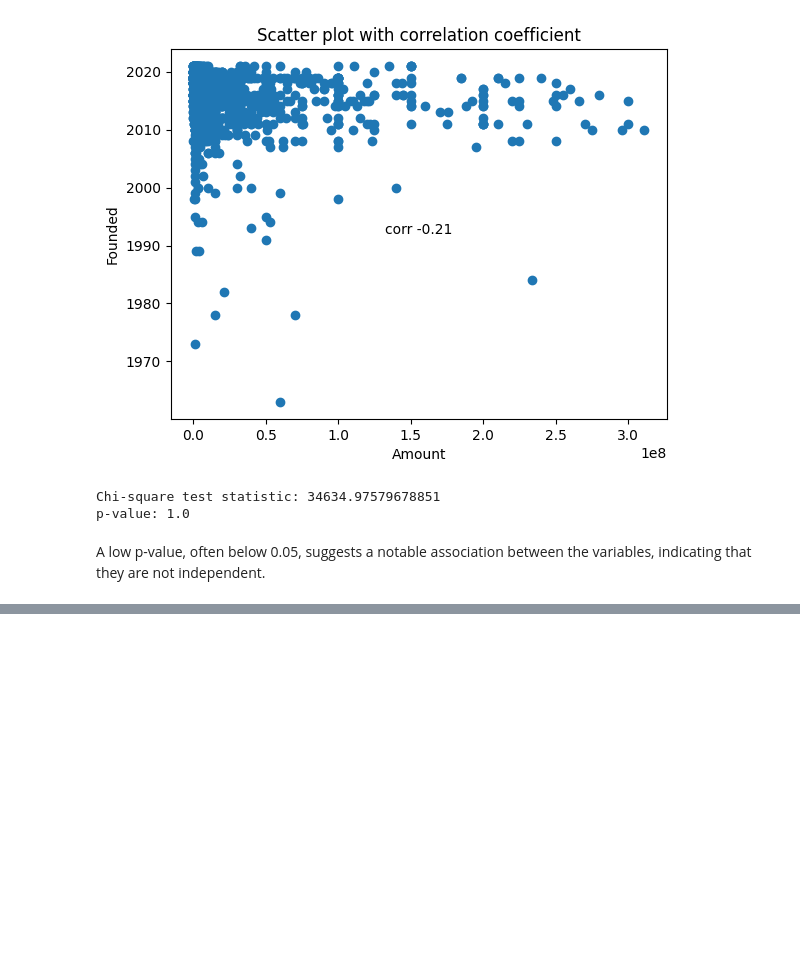
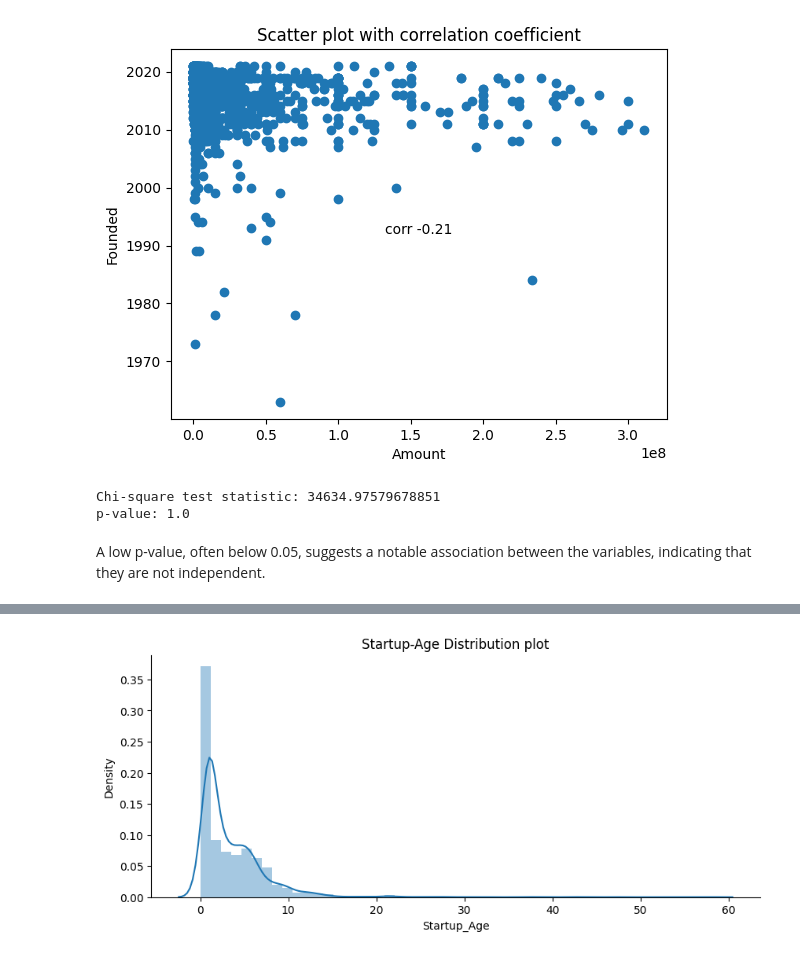
Before and after one commit to UMAR-FAWAZ/Indian_startup_funding_project, a Jupyter notebook: Indian_Startup.ipynb, the cells around one changed output, grey strips where cells are left out. Saved outputs shown, nothing was run; the diff lists cells and outputs as text; code cells hidden in the pictures; blank space fills up the shorter version.

```diff
--- a/Indian_Startup.ipynb
+++ b/Indian_Startup.ipynb
@@ -1675,0 +1680,3 @@ A low p-value, often below 0.05, suggests a notable association between the vari
+# %%
+# create a new attribute called startup age
+df["Startup_Age"] = abs(df["Funding Year"] - df["Founded"])
@@ -1675,0 +1693,9 @@ A low p-value, often below 0.05, suggests a notable association between the vari
+# %%
+    plt.figure(figsize=(10, 4))
+
+    sns.distplot(df['Startup_Age'])
+    plt.title("Startup-Age Distribution plot")
+    sns.despine()
+    plt.show()
+# %% [output]
+[figure, added]
```
Also changed, not shown: parts of 5 cells of this notebook.
